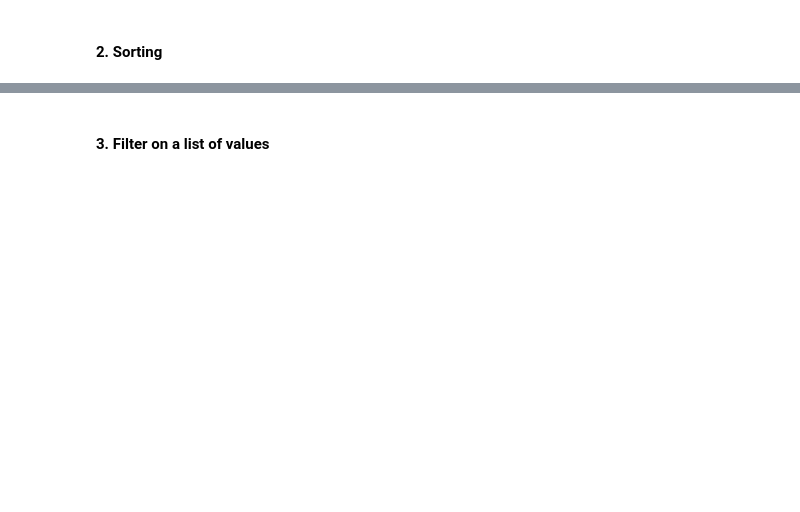
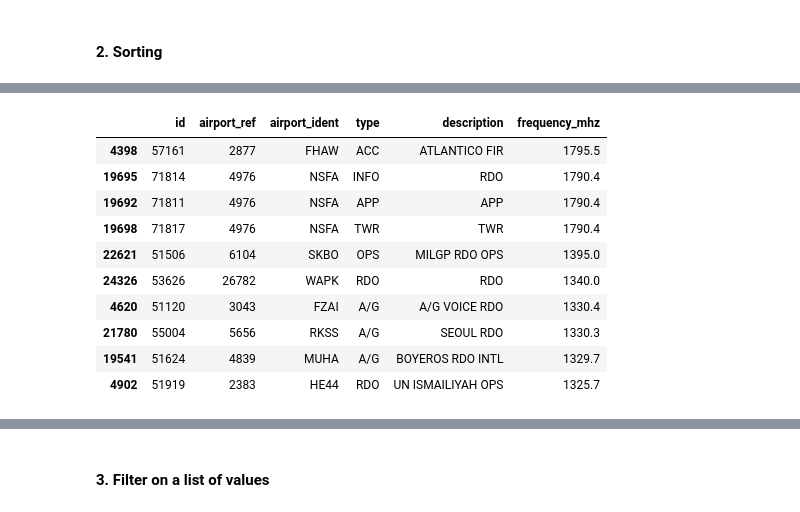
Before and after one commit to esm2000/ds_coursework_python, a Jupyter notebook: cmp_464/week12.ipynb, the cells around one changed output, grey strips where cells are left out. Saved outputs shown, nothing was run; the diff lists cells and outputs as text; code cells hidden in the pictures; blank space fills up the shorter version.

```diff
--- a/cmp_464/week12.ipynb
+++ b/cmp_464/week12.ipynb
@@ -450,3 +538,18 @@ Download `airports.csv`, `airport-frequencies.csv`, `countries.csv`, `regions.cs
 # %%
 # From airport_freq, extract all communication frequencies for KJFK,
 # with frequencies sorted in descending order
+
+airport_freq = airport_freq.sort_values(by = "frequency_mhz", ascending = False)
+airport_freq.head(10)
+# %% [output]
+|  | id | airport_ref | airport_ident | type | description | frequency_mhz |
+| 4398 | 57161 | 2877 | FHAW | ACC | ATLANTICO FIR | 1795.5 |
+| 19695 | 71814 | 4976 | NSFA | INFO | RDO | 1790.4 |
+| 19692 | 71811 | 4976 | NSFA | APP | APP | 1790.4 |
+| 19698 | 71817 | 4976 | NSFA | TWR | TWR | 1790.4 |
+| 22621 | 51506 | 6104 | SKBO | OPS | MILGP RDO OPS | 1395.0 |
+| 24326 | 53626 | 26782 | WAPK | RDO | RDO | 1340.0 |
+| 4620 | 51120 | 3043 | FZAI | A/G | A/G VOICE RDO | 1330.4 |
+| 21780 | 55004 | 5656 | RKSS | A/G | SEOUL RDO | 1330.3 |
+| 19541 | 51624 | 4839 | MUHA | A/G | BOYEROS RDO INTL | 1329.7 |
+| 4902 | 51919 | 2383 | HE44 | RDO | UN ISMAILIYAH OPS | 1325.7 |
```
Also changed, not shown: parts of 19 cells of this notebook.
